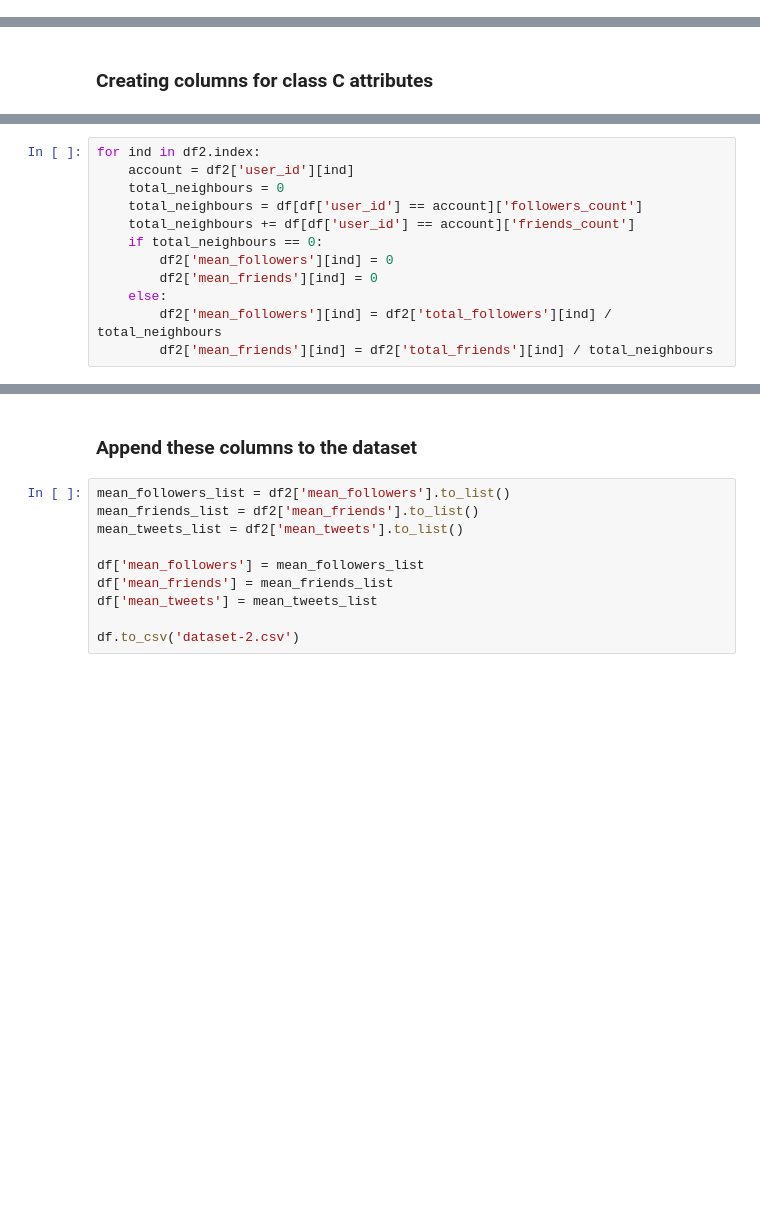
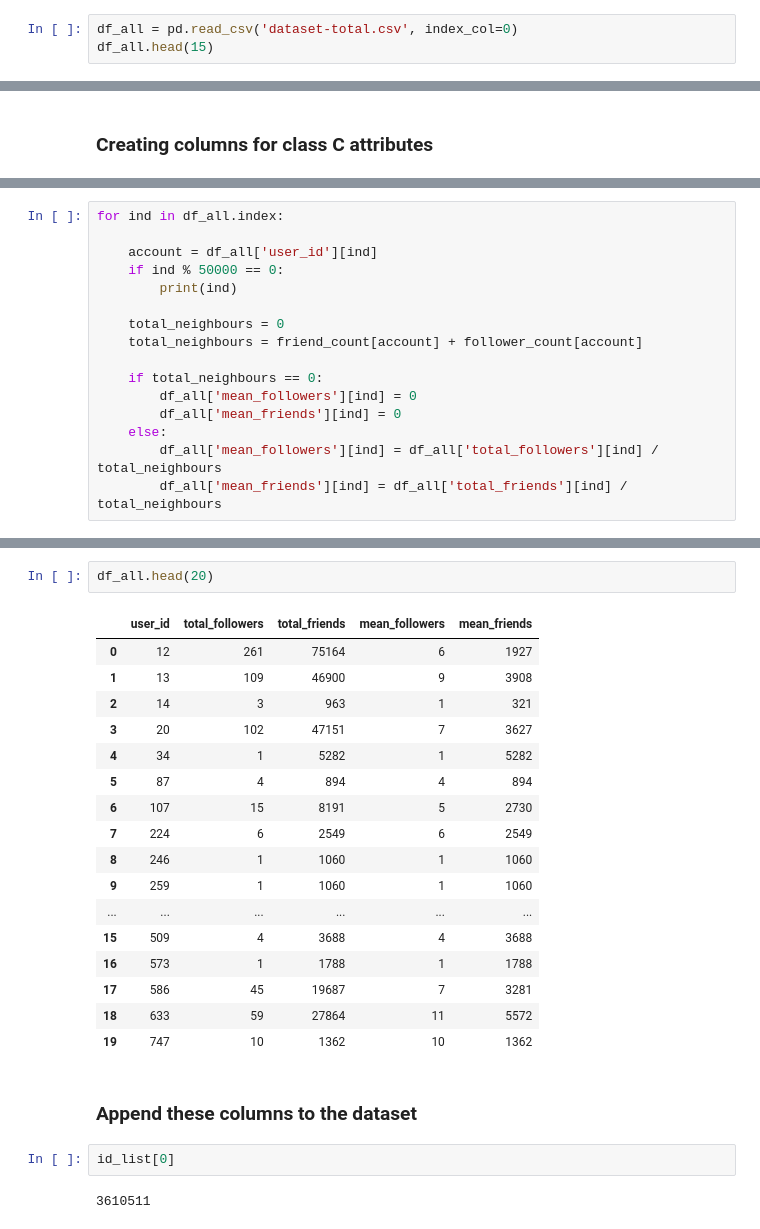
Before and after one commit to shrinidhi99/data-mining-project, a Jupyter notebook: classifier-2.ipynb, the cells around one changed output, grey strips where cells are left out. Drawn from its saved outputs; the diff is of its cells as text; blank space fills up the shorter version.

```diff
--- a/classifier-2.ipynb
+++ b/classifier-2.ipynb
@@ -97,3 +97,6 @@ for ind in df_followers.index:
 # %%
 df2.head(30)
 df2.to_csv('dataset-total.csv')
+# %%
+df_all = pd.read_csv('dataset-total.csv', index_col=0)
+df_all.head(15)
@@ -105,12 +134,16 @@ df2['mean_friends'] = [0] * len(id_list)
 # %%
-for ind in df2.index:
-    account = df2['user_id'][ind]
+for ind in df_all.index:
+
+    account = df_all['user_id'][ind]
+    if ind % 50000 == 0:
+        print(ind)
+
     total_neighbours = 0
-    total_neighbours = df[df['user_id'] == account]['followers_count']
-    total_neighbours += df[df['user_id'] == account]['friends_count']
+    total_neighbours = friend_count[account] + follower_count[account]
+
     if total_neighbours == 0:
-        df2['mean_followers'][ind] = 0
-        df2['mean_friends'][ind] = 0
+        df_all['mean_followers'][ind] = 0
+        df_all['mean_friends'][ind] = 0
     else:
-        df2['mean_followers'][ind] = df2['total_followers'][ind] / total_neighbours
-        df2['mean_friends'][ind] = df2['total_friends'][ind] / total_neighbours
+        df_all['mean_followers'][ind] = df_all['total_followers'][ind] / total_neighbours
+        df_all['mean_friends'][ind] = df_all['total_friends'][ind] / total_neighbours
@@ -117,12 +168,26 @@ for ind in df2.index:
+# %%
+df_all.head(20)
+# %% [output]
+|  | user_id | total_followers | total_friends | mean_followers | mean_friends |
+| 0 | 12 | 261 | 75164 | 6 | 1927 |
+| 1 | 13 | 109 | 46900 | 9 | 3908 |
+| 2 | 14 | 3 | 963 | 1 | 321 |
+| 3 | 20 | 102 | 47151 | 7 | 3627 |
+| 4 | 34 | 1 | 5282 | 1 | 5282 |
+| 5 | 87 | 4 | 894 | 4 | 894 |
+| 6 | 107 | 15 | 8191 | 5 | 2730 |
+| 7 | 224 | 6 | 2549 | 6 | 2549 |
+| 8 | 246 | 1 | 1060 | 1 | 1060 |
+| 9 | 259 | 1 | 1060 | 1 | 1060 |
+| ... | ... | ... | ... | ... | ... |
+| 15 | 509 | 4 | 3688 | 4 | 3688 |
+| 16 | 573 | 1 | 1788 | 1 | 1788 |
+| 17 | 586 | 45 | 19687 | 7 | 3281 |
+| 18 | 633 | 59 | 27864 | 11 | 5572 |
+| 19 | 747 | 10 | 1362 | 10 | 1362 |
 # %% [markdown]
 ### Append these columns to the dataset
-# %%
-mean_followers_list = df2['mean_followers'].to_list()
-mean_friends_list = df2['mean_friends'].to_list()
-mean_tweets_list = df2['mean_tweets'].to_list()
-
-df['mean_followers'] = mean_followers_list
-df['mean_friends'] = mean_friends_list
-df['mean_tweets'] = mean_tweets_list
-
-df.to_csv('dataset-2.csv')
+# %%
+id_list[0]
+# %% [output]
+3610511
```
Also changed, not shown: parts of 23 cells of this notebook, 1 other file.
